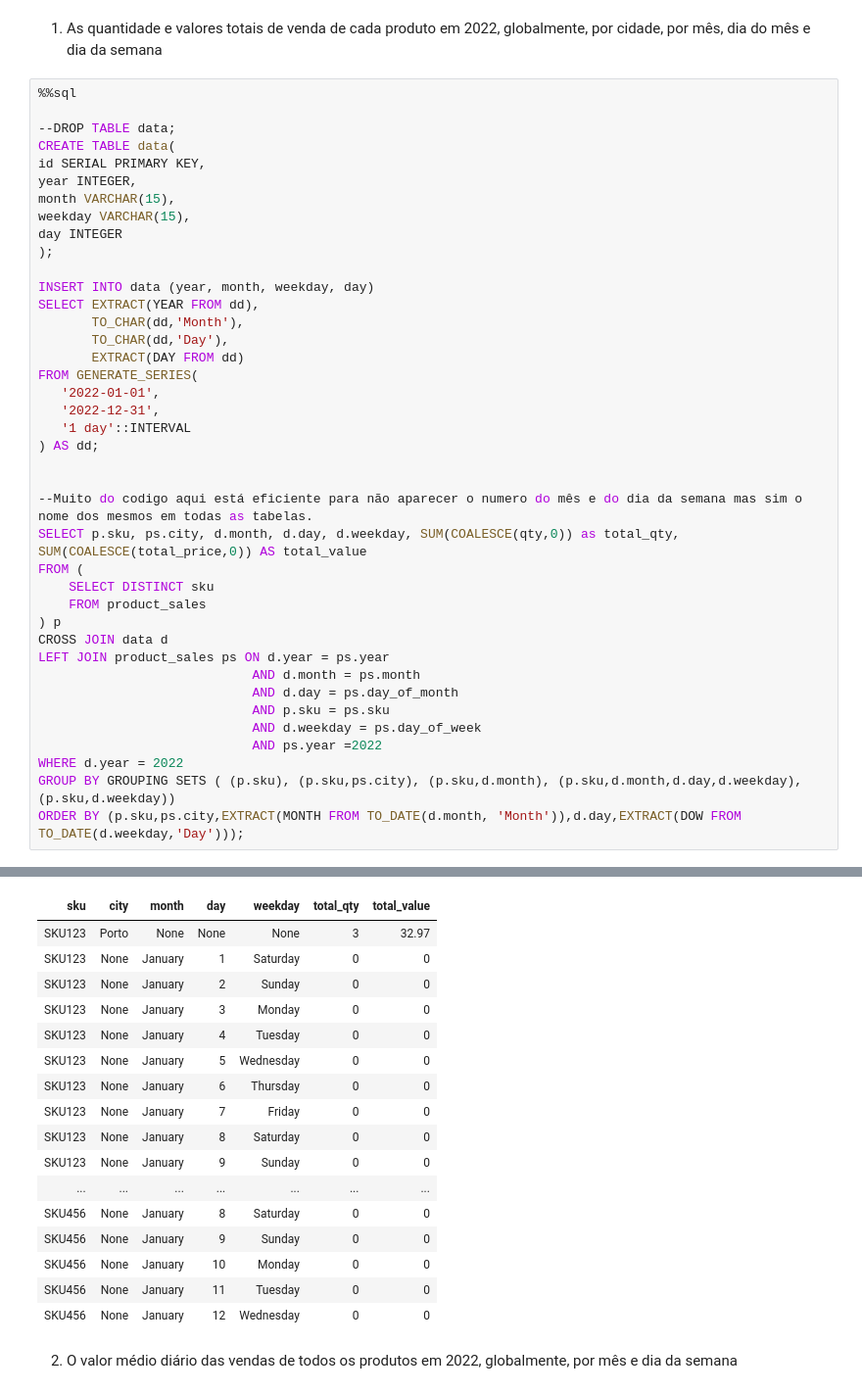
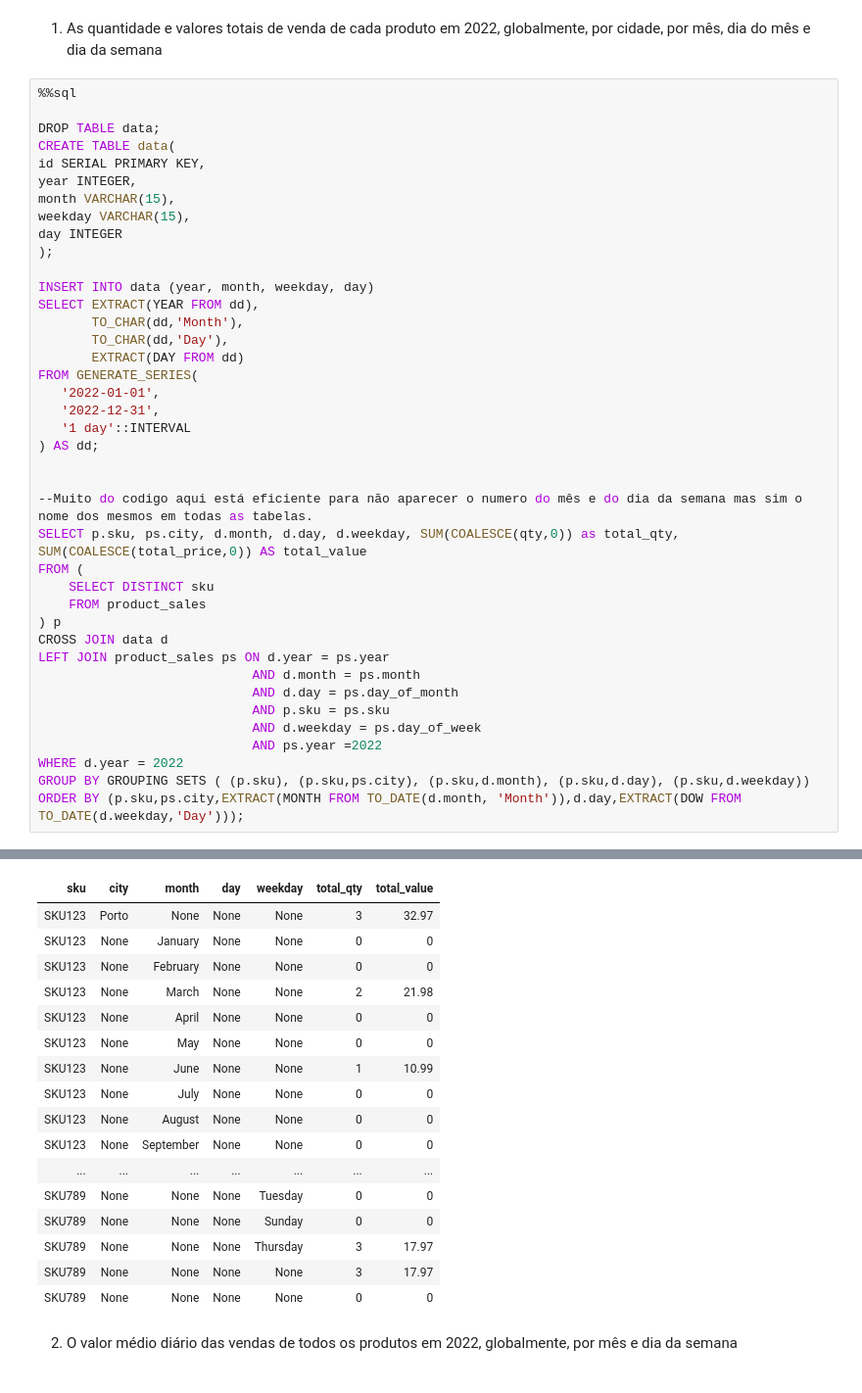
Before and after one commit to joaodrmacas/Postgres-DB, a Jupyter notebook: Entrega3.ipynb, the cells around one changed output, grey strips where cells are left out. Shown at 98% size. Saved outputs shown, nothing was run; the diff lists cells and outputs as text.

```diff
--- a/Entrega3.ipynb
+++ b/Entrega3.ipynb
@@ -582,7 +580,7 @@ Usando a vista desenvolvida para a Questão 3, escreva duas consultas SQL que pe
 # %%
 %%sql
 
---DROP TABLE data;
+DROP TABLE data;
 CREATE TABLE data(
 id SERIAL PRIMARY KEY,
 year INTEGER,
@@ -617,7 +615,7 @@ LEFT JOIN product_sales ps ON d.year = ps.year
                             AND d.weekday = ps.day_of_week
                             AND ps.year =2022
 WHERE d.year = 2022
-GROUP BY GROUPING SETS ( (p.sku), (p.sku,ps.city), (p.sku,d.month), (p.sku,d.month,d.day,d.weekday), (p.sku,d.weekday))
+GROUP BY GROUPING SETS ( (p.sku), (p.sku,ps.city), (p.sku,d.month), (p.sku,d.day), (p.sku,d.weekday))
 ORDER BY (p.sku,ps.city,EXTRACT(MONTH FROM TO_DATE(d.month, 'Month')),d.day,EXTRACT(DOW FROM TO_DATE(d.weekday,'Day')));
 # %% [output]
 *  postgresql://p3:***@postgres/p3
@@ -627,20 +626,20 @@ Done.
 | sku | city | month | day | weekday | total_qty | total_value |
 | SKU123 | Porto | None | None | None | 3 | 32.97 |
-| SKU123 | None | January | 1 | Saturday | 0 | 0 |
-| SKU123 | None | January | 2 | Sunday | 0 | 0 |
-| SKU123 | None | January | 3 | Monday | 0 | 0 |
-| SKU123 | None | January | 4 | Tuesday | 0 | 0 |
-| SKU123 | None | January | 5 | Wednesday | 0 | 0 |
-| SKU123 | None | January | 6 | Thursday | 0 | 0 |
-| SKU123 | None | January | 7 | Friday | 0 | 0 |
-| SKU123 | None | January | 8 | Saturday | 0 | 0 |
-| SKU123 | None | January | 9 | Sunday | 0 | 0 |
+| SKU123 | None | January | None | None | 0 | 0 |
+| SKU123 | None | February | None | None | 0 | 0 |
+| SKU123 | None | March | None | None | 2 | 21.98 |
+| SKU123 | None | April | None | None | 0 | 0 |
+| SKU123 | None | May | None | None | 0 | 0 |
+| SKU123 | None | June | None | None | 1 | 10.99 |
+| SKU123 | None | July | None | None | 0 | 0 |
+| SKU123 | None | August | None | None | 0 | 0 |
+| SKU123 | None | September | None | None | 0 | 0 |
 | ... | ... | ... | ... | ... | ... | ... |
-| SKU456 | None | January | 8 | Saturday | 0 | 0 |
-| SKU456 | None | January | 9 | Sunday | 0 | 0 |
-| SKU456 | None | January | 10 | Monday | 0 | 0 |
-| SKU456 | None | January | 11 | Tuesday | 0 | 0 |
-| SKU456 | None | January | 12 | Wednesday | 0 | 0 |
+| SKU789 | None | None | None | Tuesday | 0 | 0 |
+| SKU789 | None | None | None | Sunday | 0 | 0 |
+| SKU789 | None | None | None | Thursday | 3 | 17.97 |
+| SKU789 | None | None | None | None | 3 | 17.97 |
+| SKU789 | None | None | None | None | 0 | 0 |
 # %% [markdown]
 2. O valor médio diário das vendas de todos os produtos em 2022, globalmente, por mês e dia da semana
 # %%
```
Also changed, not shown: parts of 3 cells of this notebook, 2 other files.
